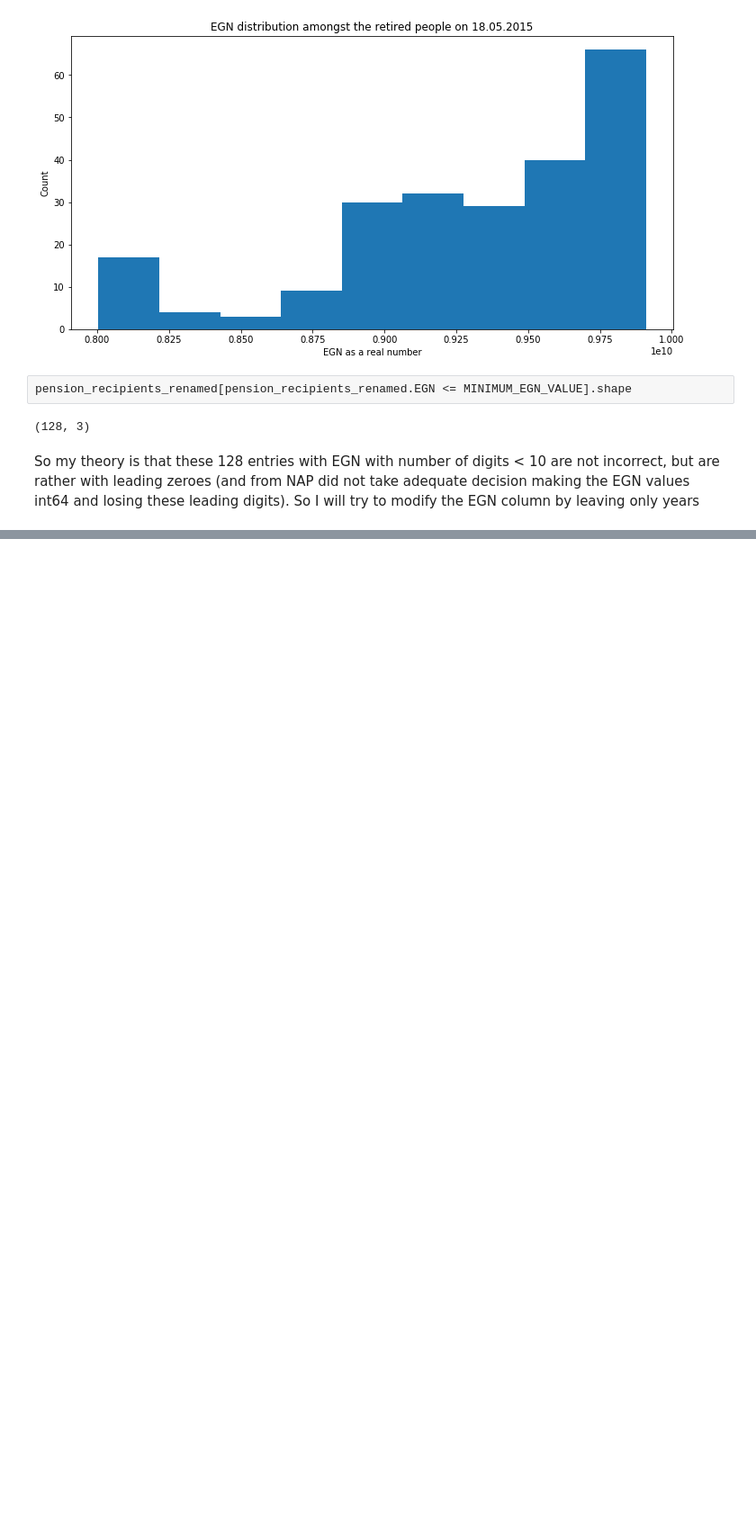
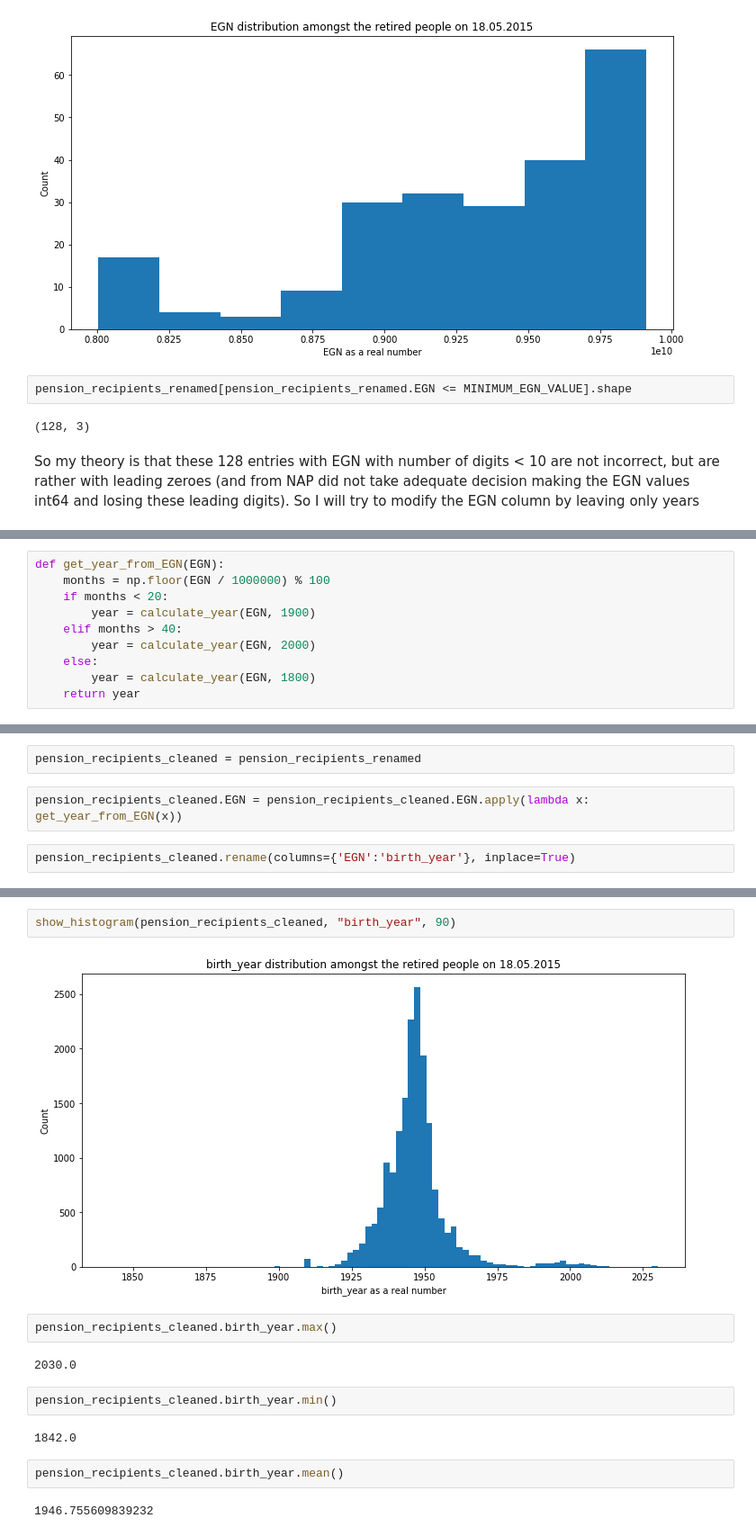
Before and after one commit to viraco4a/SoftUni, a Jupyter notebook: DataScience/Exam/Kaloyan_Zlatkov_Data_Science_Exam_Jul_2019.ipynb, the cells around one changed output, grey strips where cells are left out. Shown at 90% size. Saved outputs shown, nothing was run; the diff lists cells and outputs as text; blank space fills up the shorter version.

```diff
--- a/DataScience/Exam/Kaloyan_Zlatkov_Data_Science_Exam_Jul_2019.ipynb
+++ b/DataScience/Exam/Kaloyan_Zlatkov_Data_Science_Exam_Jul_2019.ipynb
@@ -397,0 +341,10 @@ AssertionError: 1900 != 1901.0
+# %%
+def get_year_from_EGN(EGN):
+    months = np.floor(EGN / 1000000) % 100
+    if months < 20:
+        year = calculate_year(EGN, 1900)
+    elif months > 40:
+        year = calculate_year(EGN, 2000)
+    else:
+        year = calculate_year(EGN, 1800)
+    return year
@@ -397,0 +363,6 @@ AssertionError: 1900 != 1901.0
+# %%
+pension_recipients_cleaned = pension_recipients_renamed
+# %%
+pension_recipients_cleaned.EGN = pension_recipients_cleaned.EGN.apply(lambda x: get_year_from_EGN(x))
+# %%
+pension_recipients_cleaned.rename(columns={'EGN':'birth_year'}, inplace=True)
@@ -397,0 +389,16 @@ AssertionError: 1900 != 1901.0
+# %%
+show_histogram(pension_recipients_cleaned, "birth_year", 90)
+# %% [output]
+[figure, added]
+# %%
+pension_recipients_cleaned.birth_year.max()
+# %% [output]
+2030.0
+# %%
+pension_recipients_cleaned.birth_year.min()
+# %% [output]
+1842.0
+# %%
+pension_recipients_cleaned.birth_year.mean()
+# %% [output]
+1946.755609839232
```
Also changed, not shown: parts of 62 cells of this notebook.
